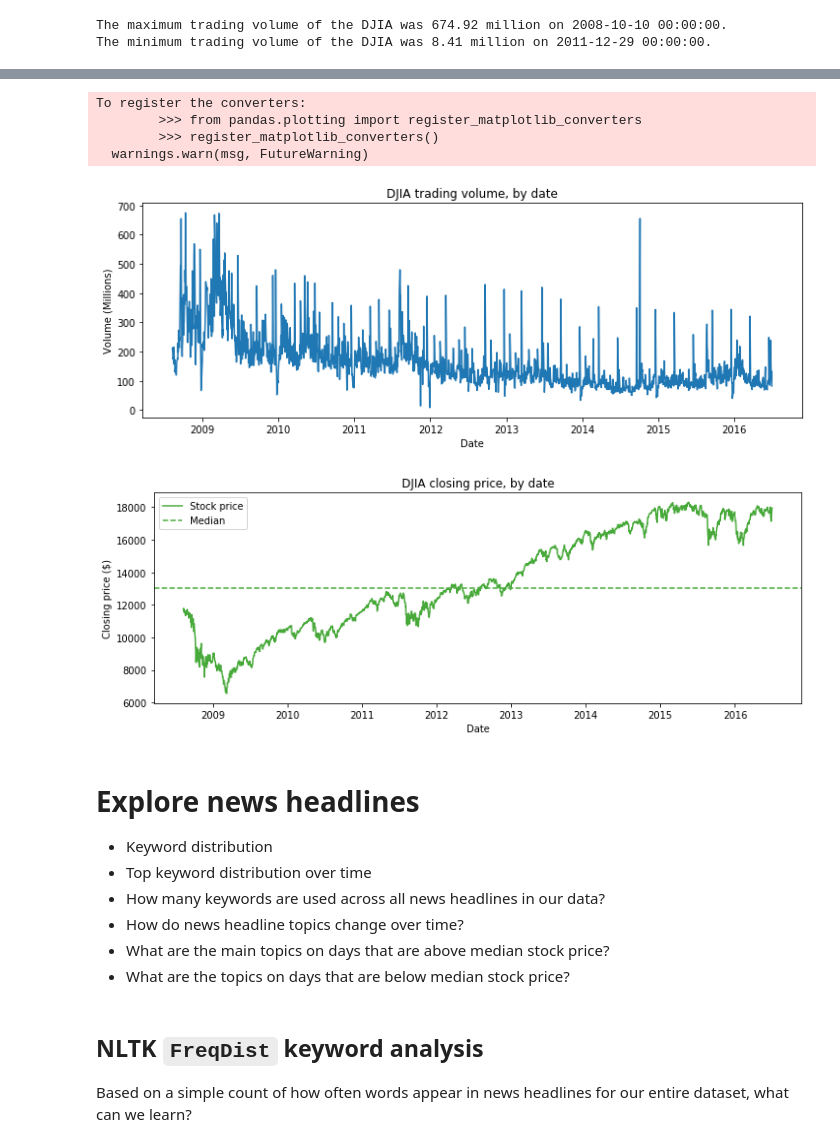
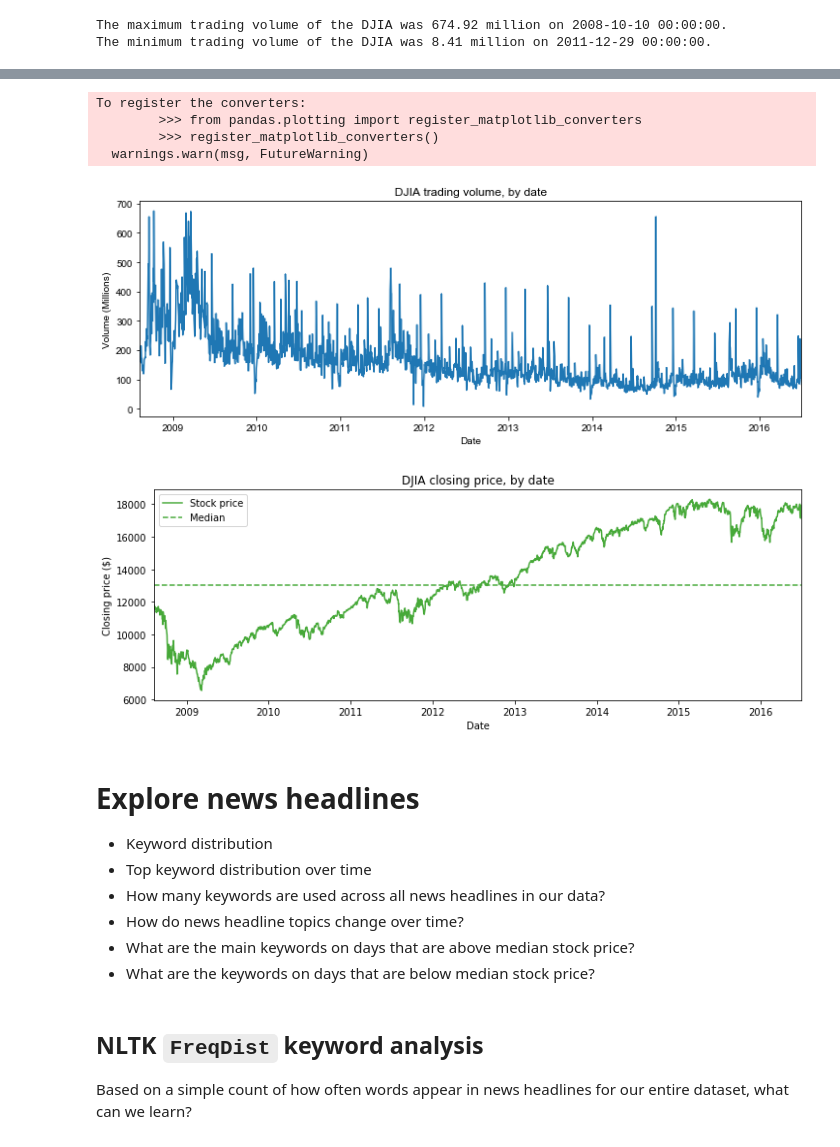
Before and after one commit to micahvandersteen/project-3-team-ifrit, a Jupyter notebook: Notebooks/Stock and news headline descriptive analysis.ipynb, the cells around one changed output, grey strips where cells are left out. Cells and saved outputs as stored; diff of their text form; code cells hidden in the pictures.

```diff
--- a/Notebooks/Stock and news headline descriptive analysis.ipynb
+++ b/Notebooks/Stock and news headline descriptive analysis.ipynb
@@ -116,18 +116,20 @@ The minimum trading volume of the DJIA was 8.41 million on 2011-12-29 00:00:00.
 # %%
 # How has trading volume for the Dow Jones Industrial Average (DJIA) changed over time?
 fig_dims = (12, 4)
 fig, ax = plt.subplots(figsize=fig_dims)
 
-ax = sns.lineplot(x="Date", y="Volume (Millions)", ax=ax, data=djia)
-ax.set(title='DJIA trading volume, by date')
-plt.show()
+with sns.axes_style("ticks"):
+    ax = sns.lineplot(x="Date", y="Volume (Millions)", ax=ax, data=djia)
+    ax.set_xlim(djia['Date'].min(), djia['Date'].max())
+    ax.set(title='DJIA trading volume, by date')
+    plt.show()
 #TODO: Cleanup plot to remove space at margins, add in grids for month and year
 # %% [output]
 To register the converters:
         >>> from pandas.plotting import register_matplotlib_converters
         >>> register_matplotlib_converters()
   warnings.warn(msg, FutureWarning)
-[figure, old version]
+[figure, new version]
 # %%
 # How has the DJIA changed over time (closing price)?
 fig, ax = plt.subplots(figsize=fig_dims)
@@ -135,10 +137,11 @@ fig, ax = plt.subplots(figsize=fig_dims)
 ax = sns.lineplot(x='Date', y='Close', ax=ax, data=djia,color='#47a939')
 ax.set(title='DJIA closing price, by date', ylabel='Closing price ($)')
 ax.axhline(djia_median, ls='--', color='#47a939', label='Median')
+ax.set_xlim(djia['Date'].min(), djia['Date'].max())
 plt.legend(labels = ['Stock price', 'Median'])
 plt.show()
 # %% [output]
-[figure, old version]
+[figure, new version]
 # %% [markdown]
 # Explore news headlines
 
@@ -146,8 +149,8 @@ plt.show()
 * Top keyword distribution over time
 * How many keywords are used across all news headlines in our data?
 * How do news headline topics change over time?
-* What are the main topics on days that are above median stock price?
-* What are the topics on days that are below median stock price?
+* What are the main keywords on days that are above median stock price?
+* What are the keywords on days that are below median stock price?
 # %% [markdown]
 ## NLTK `FreqDist` keyword analysis
 Based on a simple count of how often words appear in news headlines for our entire dataset, what can we learn?
```
Also changed, not shown: parts of 26 cells of this notebook.
